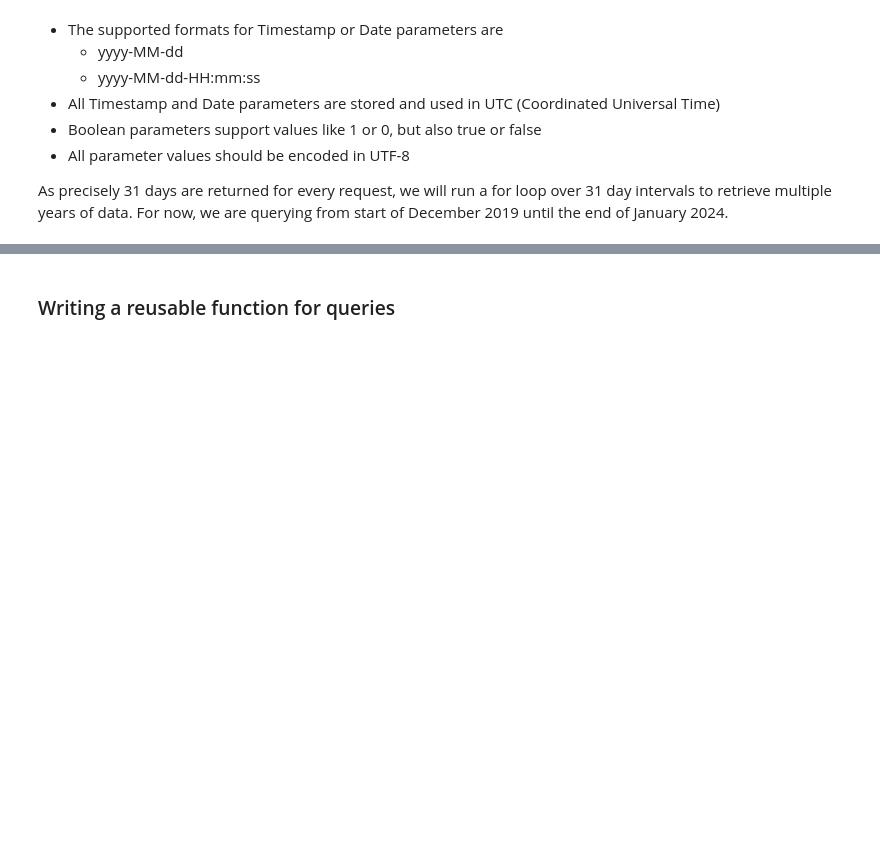
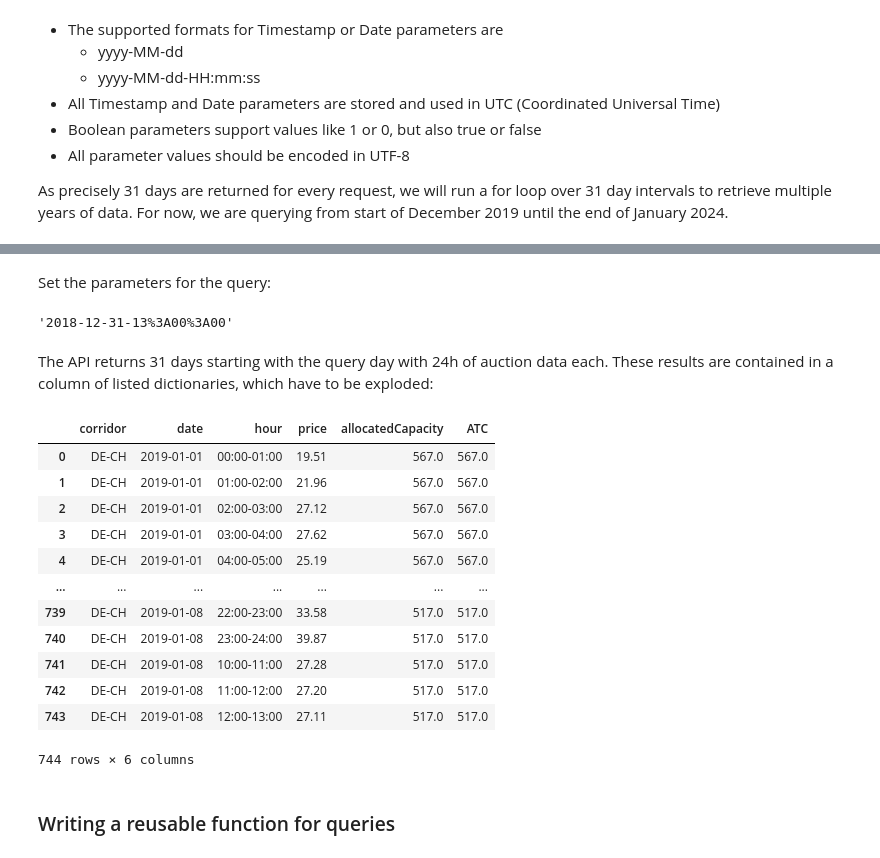
Before and after one commit to MathiasSteilen/RWE-ETH-Power-Trading, a Jupyter notebook: 00_Data Retrieval and Cleaning/0_jao_api.ipynb, the cells around one changed output, grey strips where cells are left out. Drawn from its saved outputs; the diff is of its cells as text; code cells hidden in the pictures; blank space fills up the shorter version.

```diff
--- a/00_Data Retrieval and Cleaning/0_jao_api.ipynb
+++ b/00_Data Retrieval and Cleaning/0_jao_api.ipynb
@@ -62,0 +65,18 @@ As precisely 31 days are returned for every request, we will run a for loop over
+# %% [markdown]
+Set the parameters for the query:
+# %%
+jao_token = config["jao"]
+import_date = datetime(2019, 1, 1)
+border = "DE-CH"
+# %%
+# format query date
+qry_import_date = (
+    import_date.astimezone(pytz.timezone("UTC"))
+    .strftime("%Y-%m-%d-%H:%M:%S")
+    .replace(":", "%3A")
+    .replace("23%", "13%")
+)
+
+qry_import_date
+# %% [output]
+'2018-12-31-13%3A00%3A00'
@@ -63,3 +104,44 @@ As precisely 31 days are returned for every request, we will run a for loop over
+# %% [markdown]
+The API returns 31 days starting with the query day with 24h of auction data each. These results are contained in a column of listed dictionaries, which have to be exploded:
+# %%
+(
+    pd.concat(
+        [
+            jao_results.explode("results")
+            .filter(["marketPeriodStart"])
+            .reset_index(drop=True),
+            pd.json_normalize(jao_results.explode("results")["results"]).reset_index(
+                drop=True
+            ),
+        ],
+        axis=1,
+    )
+    .rename(
+        columns={
+            "corridorCode": "corridor",
+            "marketPeriodStart": "date",
+            "auctionPrice": "price",
+            "productHour": "hour",
+            "offeredCapacity": "ATC",
+        }
+    )
+    .filter(["corridor", "date", "hour", "price", "allocatedCapacity", "ATC"])
+    .reset_index(drop=True)
+)
+# %% [output]
+|  | corridor | date | hour | price | allocatedCapacity | ATC |
+| 0 | DE-CH | 2019-01-01 | 00:00-01:00 | 19.51 | 567.0 | 567.0 |
+| 1 | DE-CH | 2019-01-01 | 01:00-02:00 | 21.96 | 567.0 | 567.0 |
+| 2 | DE-CH | 2019-01-01 | 02:00-03:00 | 27.12 | 567.0 | 567.0 |
+| 3 | DE-CH | 2019-01-01 | 03:00-04:00 | 27.62 | 567.0 | 567.0 |
+| 4 | DE-CH | 2019-01-01 | 04:00-05:00 | 25.19 | 567.0 | 567.0 |
+| ... | ... | ... | ... | ... | ... | ... |
+| 739 | DE-CH | 2019-01-08 | 22:00-23:00 | 33.58 | 517.0 | 517.0 |
+| 740 | DE-CH | 2019-01-08 | 23:00-24:00 | 39.87 | 517.0 | 517.0 |
+| 741 | DE-CH | 2019-01-08 | 10:00-11:00 | 27.28 | 517.0 | 517.0 |
+| 742 | DE-CH | 2019-01-08 | 11:00-12:00 | 27.20 | 517.0 | 517.0 |
+| 743 | DE-CH | 2019-01-08 | 12:00-13:00 | 27.11 | 517.0 | 517.0 |
+744 rows × 6 columns
 # %% [markdown]
 ### Writing a reusable function for queries
 # %%
```
Also changed, not shown: parts of 8 cells of this notebook, 1 other file.
